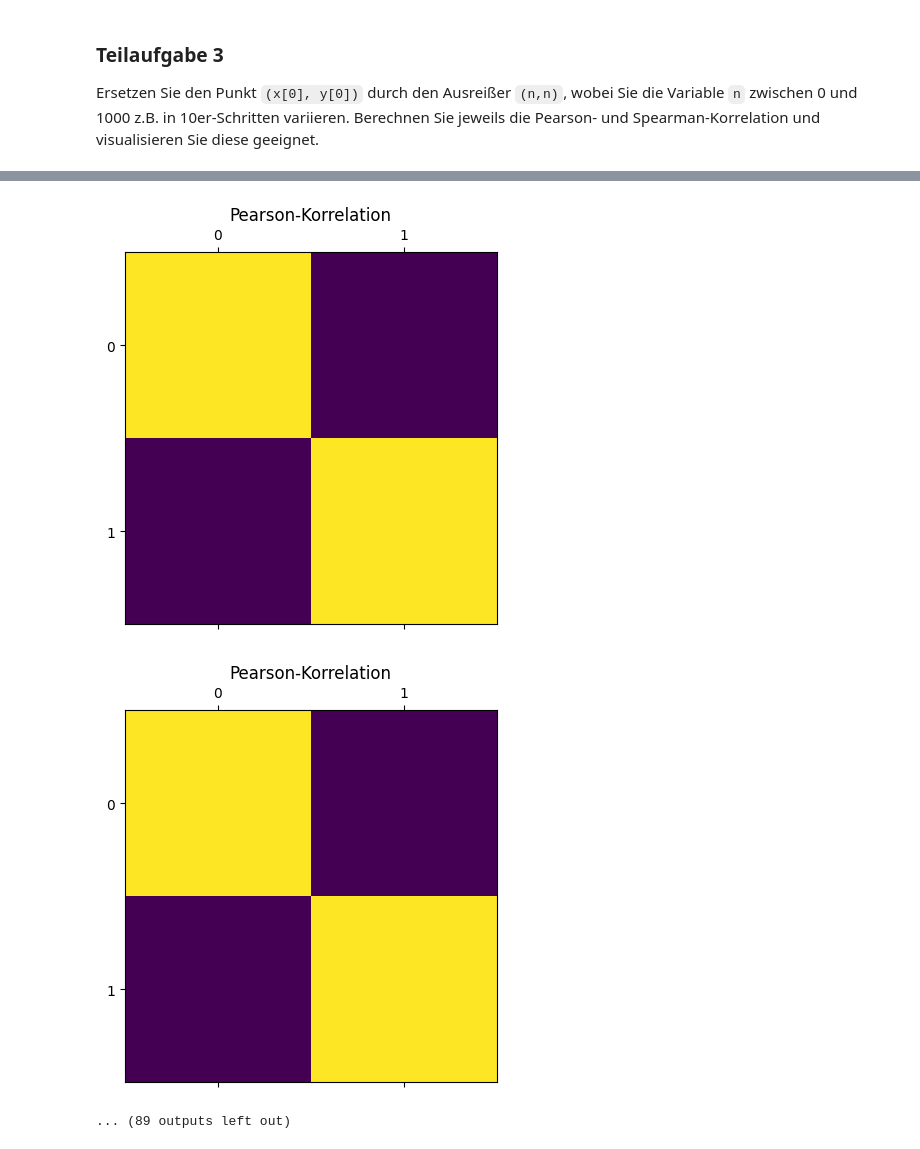
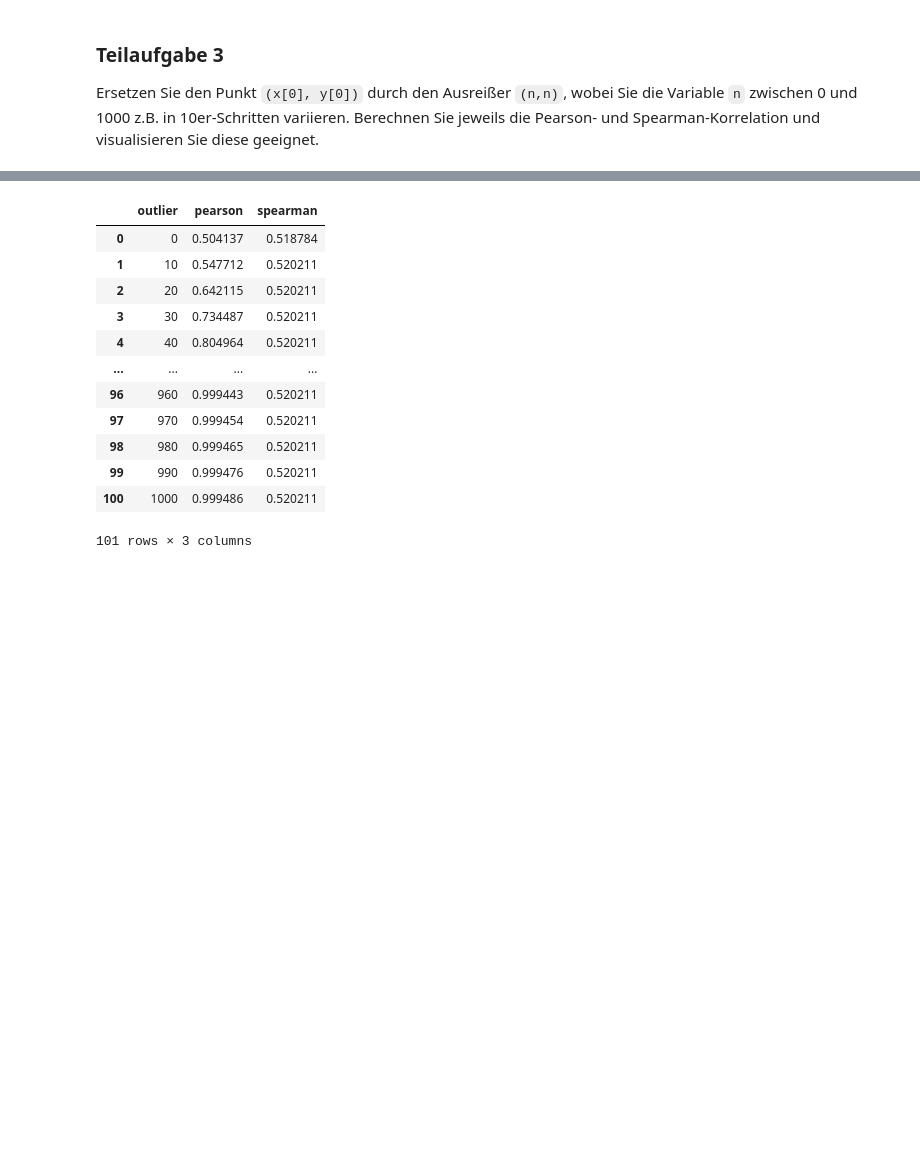
Before and after one commit to MartinElsaesser/data-science, a Jupyter notebook: exercises/exercise14/exercise14.ipynb, the cells around one changed output, grey strips where cells are left out. Cells and saved outputs as stored; diff of their text form; code cells hidden in the pictures; blank space fills up the shorter version.

```diff
--- a/exercises/exercise14/exercise14.ipynb
+++ b/exercises/exercise14/exercise14.ipynb
@@ -46,13 +46,17 @@ Ersetzen Sie den Punkt `(x[0], y[0])` durch den Ausreißer `(n,n)`, wobei Sie di
 # %%
 import pandas as pd
 df = pd.DataFrame({'x': x, 'y': y})
+correlations = []
 
 
 for i in range(0, 1010, 10):
-	df.loc[0, "x"] = i
-	df.loc[0, "y"] = i
-
-	plt.matshow(df.corr(method='pearson'))
-	plt.title('Pearson-Korrelation')
-	plt.show()
+    df.loc[0, "x"] = i
+    df.loc[0, "y"] = i
+    correlations.append({
+        "outlier": i,
+        "pearson": df.corr(method="pearson").mean(axis=1).mean(),
+        "spearman": df.corr(method='spearman').mean(axis=1).mean(),
+    })
+df_correlations = pd.DataFrame(correlations)
+df_correlations
 # %% [output]
@@ -69,4 +63,14 @@ for i in range(0, 1010, 10):
-[figure, removed]
-[figure, removed]
+|  | outlier | pearson | spearman |
+| 0 | 0 | 0.504137 | 0.518784 |
+| 1 | 10 | 0.547712 | 0.520211 |
+| 2 | 20 | 0.642115 | 0.520211 |
+| 3 | 30 | 0.734487 | 0.520211 |
+| 4 | 40 | 0.804964 | 0.520211 |
+| ... | ... | ... | ... |
+| 96 | 960 | 0.999443 | 0.520211 |
+| 97 | 970 | 0.999454 | 0.520211 |
+| 98 | 980 | 0.999465 | 0.520211 |
+| 99 | 990 | 0.999476 | 0.520211 |
+| 100 | 1000 | 0.999486 | 0.520211 |
-... (89 outputs left out)
+101 rows × 3 columns
 # %%
```
Also changed, not shown: parts of 4 cells of this notebook.
